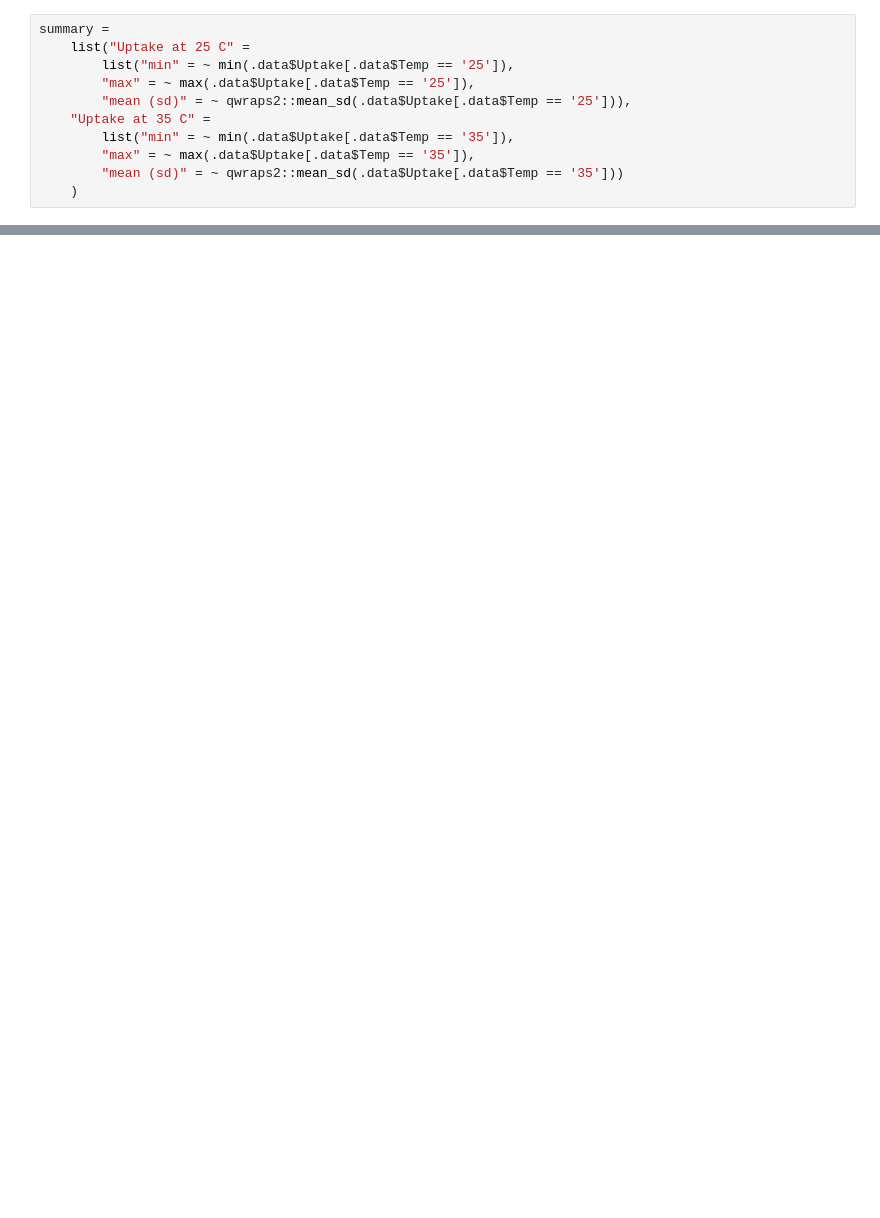
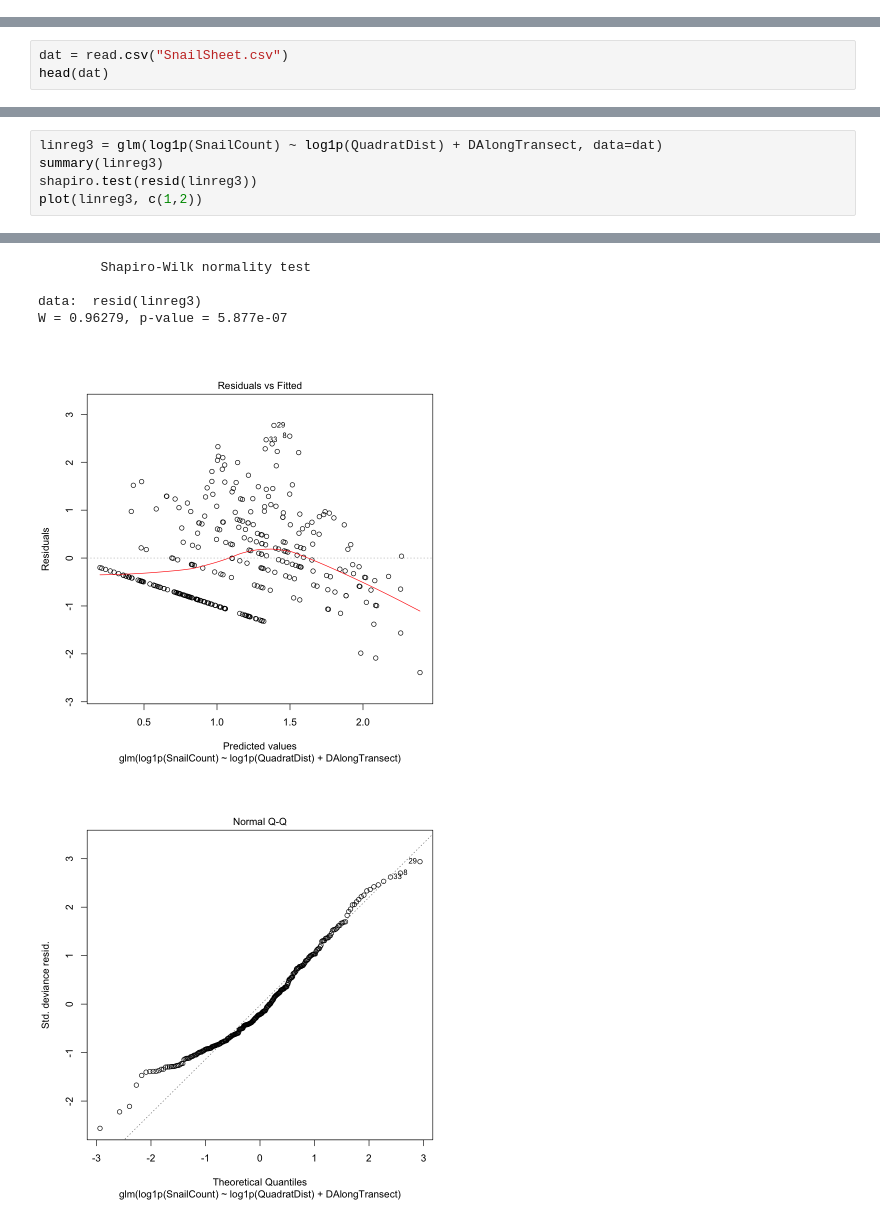
Before and after one commit to andrew2165/biometry_notebooks, a Jupyter notebook: analysis.ipynb, the cells around one changed output, grey strips where cells are left out. Cells and saved outputs as stored; diff of their text form; blank space fills up the shorter version.

```diff
--- a/analysis.ipynb
+++ b/analysis.ipynb
@@ -252,11 +0,0 @@ require(dplyr)
-# %%
-summary =
-    list("Uptake at 25 C" =
-        list("min" = ~ min(.data$Uptake[.data$Temp == '25']),
-        "max" = ~ max(.data$Uptake[.data$Temp == '25']),
-        "mean (sd)" = ~ qwraps2::mean_sd(.data$Uptake[.data$Temp == '25'])),
-    "Uptake at 35 C" =
-        list("min" = ~ min(.data$Uptake[.data$Temp == '35']),
-        "max" = ~ max(.data$Uptake[.data$Temp == '35']),
-        "mean (sd)" = ~ qwraps2::mean_sd(.data$Uptake[.data$Temp == '35']))
-    )
@@ -331,0 +31,3 @@ Square brackets are used to enclose the lower and upper limits of a confidence i
+# %%
+dat = read.csv("SnailSheet.csv")
+head(dat)
@@ -331,0 +72,6 @@ Square brackets are used to enclose the lower and upper limits of a confidence i
+# %%
+linreg3 = glm(log1p(SnailCount) ~ log1p(QuadratDist) + DAlongTransect, data=dat)
+summary(linreg3)
+shapiro.test(resid(linreg3))
+plot(linreg3, c(1,2))
+# %% [output]
@@ -331,0 +95,6 @@ Square brackets are used to enclose the lower and upper limits of a confidence i
+        Shapiro-Wilk normality test
+
+data:  resid(linreg3)
+W = 0.96279, p-value = 5.877e-07
+[figure, added]
+[figure, added]
```
Also changed, not shown: parts of 48 cells of this notebook.
